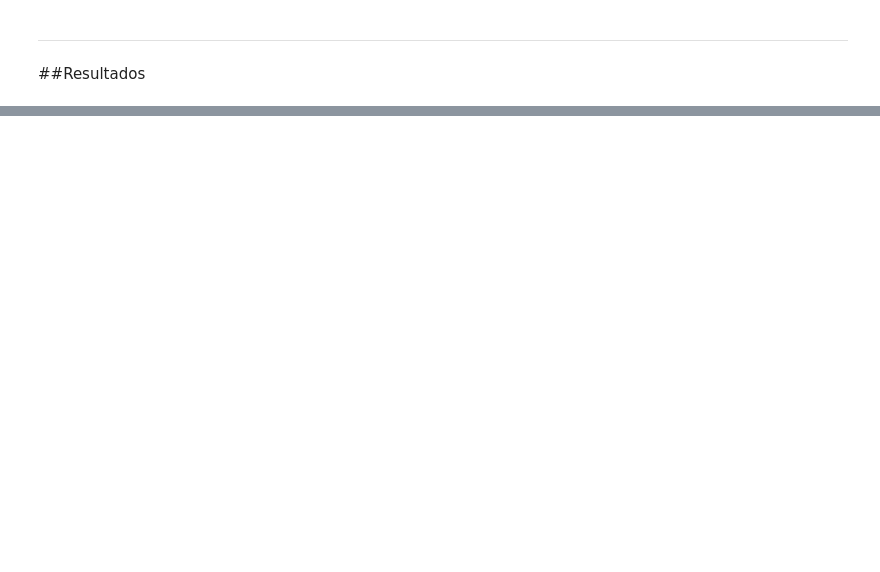
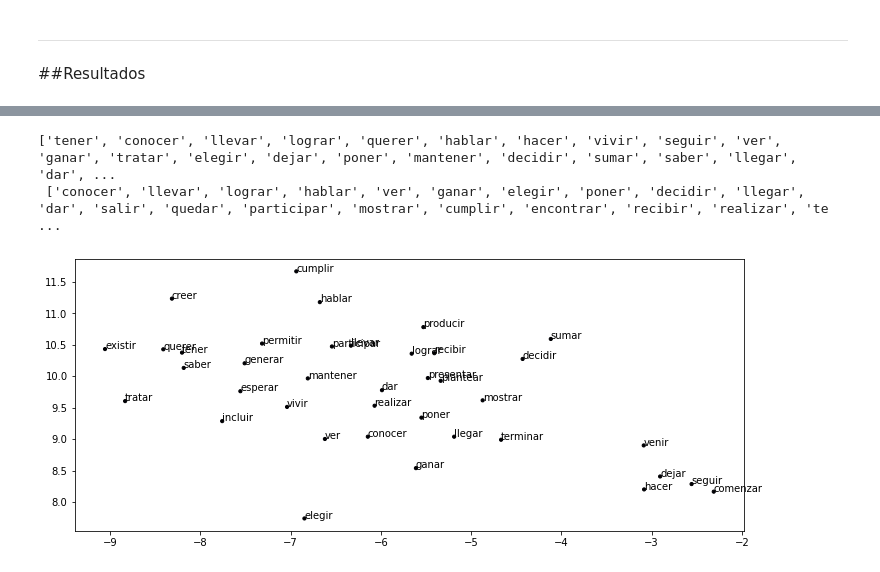
Before and after one commit to NazaGara/clustering-tm, a Jupyter notebook: clustering.ipynb, the cells around one changed output, grey strips where cells are left out. Cells and saved outputs as stored; diff of their text form; code cells hidden in the pictures; blank space fills up the shorter version.

```diff
--- a/clustering.ipynb
+++ b/clustering.ipynb
@@ -454,0 +424,8 @@ results['él']
+# %%
+#verbos
+print(results_ntlk["lograr"],"\n",results_lsa["lograr"])
+plot_cluster_of('lograr')
+# %% [output]
+['tener', 'conocer', 'llevar', 'lograr', 'querer', 'hablar', 'hacer', 'vivir', 'seguir', 'ver', 'ganar', 'tratar', 'elegir', 'dejar', 'poner', 'mantener', 'decidir', 'sumar', 'saber', 'llegar', 'dar', ...
+ ['conocer', 'llevar', 'lograr', 'hablar', 'ver', 'ganar', 'elegir', 'poner', 'decidir', 'llegar', 'dar', 'salir', 'quedar', 'participar', 'mostrar', 'cumplir', 'encontrar', 'recibir', 'realizar', 'te ...
+[figure, added]
```
Also changed, not shown: parts of 28 cells of this notebook, 1 other file.
